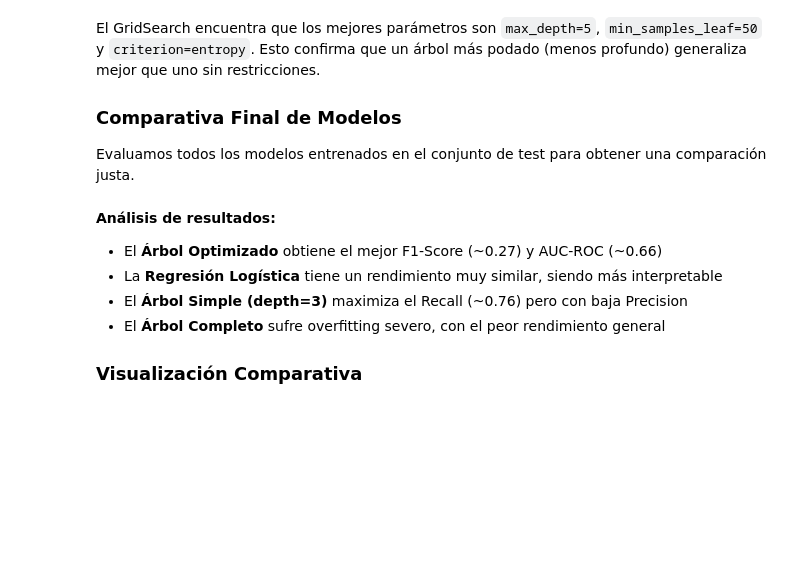
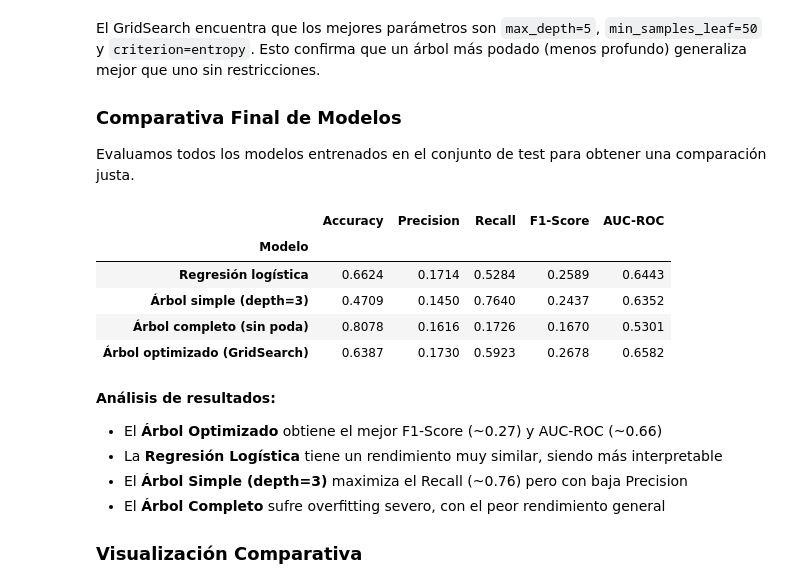
Before and after one commit to thisisrober/diabetes-clasification, a Jupyter notebook: Diabetes_Analysis.ipynb, the cells around one changed output. Saved outputs shown, nothing was run; the diff lists cells and outputs as text; code cells hidden in the pictures; blank space fills up the shorter version.

```diff
--- a/Diabetes_Analysis.ipynb
+++ b/Diabetes_Analysis.ipynb
@@ -1426,11 +1833,11 @@ import pandas as pd
 
 # Columnas a excluir (identificadores, target y columnas redundantes)
 cols_to_exclude = [
-    'encounter_id', 'patient_nbr',
     'readmitted_binary',
     'readmit_label',
     'insulin_label', 'num_medications_bin',
-    'diag_1_label'
+    'diag_1_label',
+    'procedures_per_day', 'total_visits',
 ]
 
 existing_cols_to_drop = [c for c in cols_to_exclude if c in df.columns]
@@ -1697,3 +2132,18 @@ plt.show()
 ### Diagnóstico de overfitting
 
 Comparamos el rendimiento en train vs test con un árbol sin restricciones para detectar sobreajuste.
+# %%
+# Árbol completo sin poda (para comparar overfitting)
+tree_full = DecisionTreeClassifier(class_weight='balanced', random_state=42)
+tree_full.fit(X_train, y_train)
+
+# Comparamos rendimiento en train vs test
+y_pred_train_full = tree_full.predict(X_train)
+y_pred_test_full = tree_full.predict(X_test)
+
+print("Árbol Completo (sin poda):")
+print(f"  • Profundidad del árbol: {tree_full.get_depth()}")
+print(f"  • Número de hojas: {tree_full.get_n_leaves()}")
+print(f"  • F1-Score en Train: {f1_score(y_train, y_pred_train_full):.4f}")
+print(f"  • F1-Score en Test:  {f1_score(y_test, y_pred_test_full):.4f}")
+print(f"\nLa diferencia entre train y test indica {'OVERFITTING' if f1_score(y_train, y_pred_train_full) - f1_score(y_test, y_pred_test_full) > 0.1 else 'buen ajuste'}")
@@ -1748,32 +2219,39 @@ El GridSearch encuentra que los mejores parámetros son `max_depth=5`, `min_samp
 Evaluamos todos los modelos entrenados en el conjunto de test para obtener una comparación justa.
 # %%
 models = {
-    'Regresión Logística': log_reg,
-    'Árbol Simple (depth=3)': tree_viz,
-    'Árbol Completo (sin poda)': tree_full,
-    'Árbol Optimizado (GridSearch)': best_tree
+    'Regresión logística': log_reg,
+    'Árbol simple (depth=3)': tree_viz,
+    'Árbol completo (sin poda)': tree_full,
+    'Árbol optimizado (GridSearch)': best_tree
 }
 
 results = []
 for name, model in models.items():
     y_pred = model.predict(X_test)
     y_prob = model.predict_proba(X_test)[:, 1]
 
     report = classification_report(y_test, y_pred, output_dict=True)
     fpr_temp, tpr_temp, _ = roc_curve(y_test, y_prob)
     roc_auc_temp = auc(fpr_temp, tpr_temp)
 
     results.append({
         'Modelo': name,
         'Accuracy': report['accuracy'],
         'Precision': report['1']['precision'],
         'Recall': report['1']['recall'],
         'F1-Score': report['1']['f1-score'],
         'AUC-ROC': roc_auc_temp
     })
 
 df_results = pd.DataFrame(results).set_index('Modelo')
 df_results.round(4)
+# %% [output]
+|  | Accuracy | Precision | Recall | F1-Score | AUC-ROC |
+| Modelo |  |  |  |  |  |
+| Regresión logística | 0.6624 | 0.1714 | 0.5284 | 0.2589 | 0.6443 |
+| Árbol simple (depth=3) | 0.4709 | 0.1450 | 0.7640 | 0.2437 | 0.6352 |
+| Árbol completo (sin poda) | 0.8078 | 0.1616 | 0.1726 | 0.1670 | 0.5301 |
+| Árbol optimizado (GridSearch) | 0.6387 | 0.1730 | 0.5923 | 0.2678 | 0.6582 |
 # %% [markdown]
 **Análisis de resultados:**
 - El **Árbol Optimizado** obtiene el mejor F1-Score (~0.27) y AUC-ROC (~0.66)
```
Also changed, not shown: parts of 43 cells of this notebook, 6 other files.
